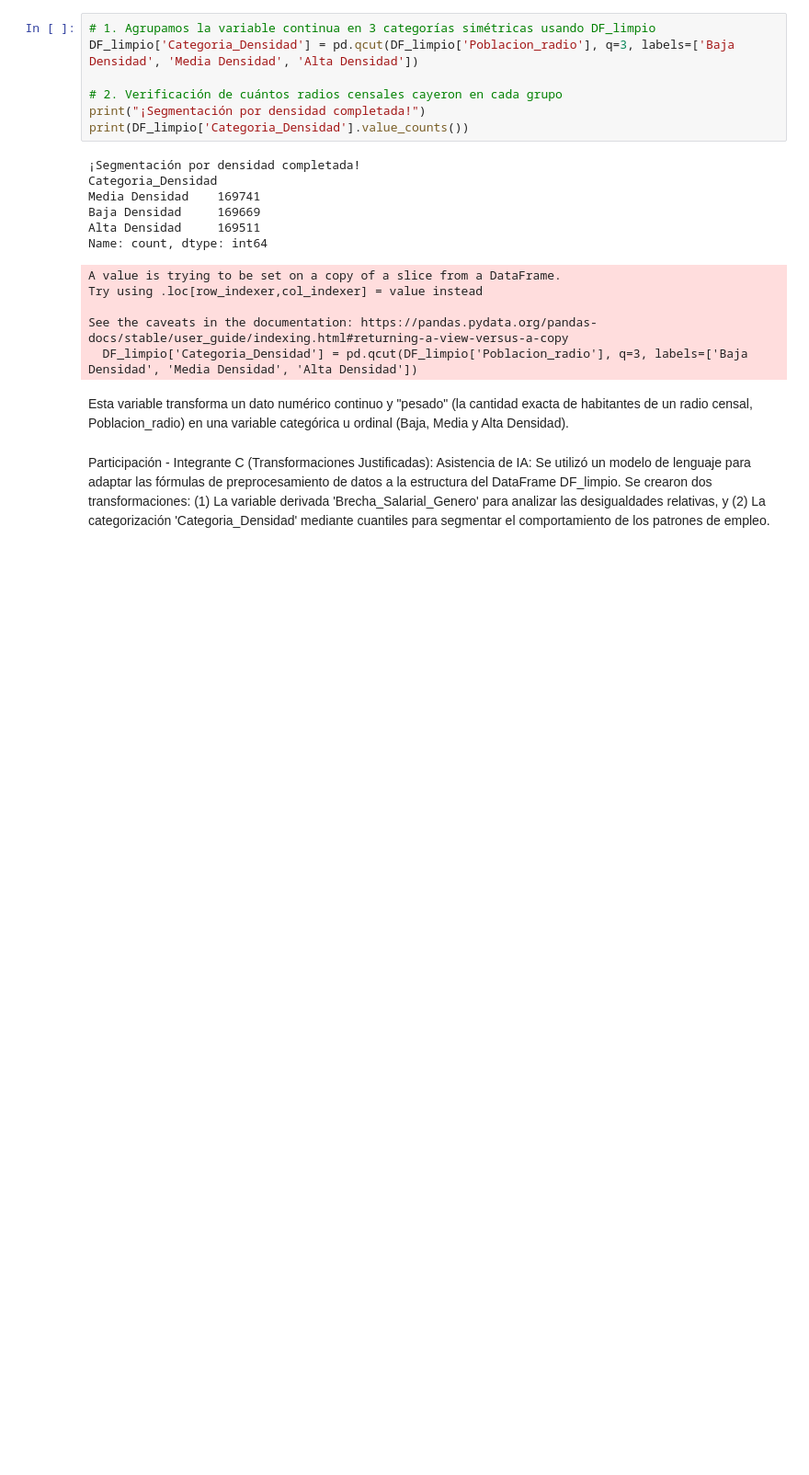
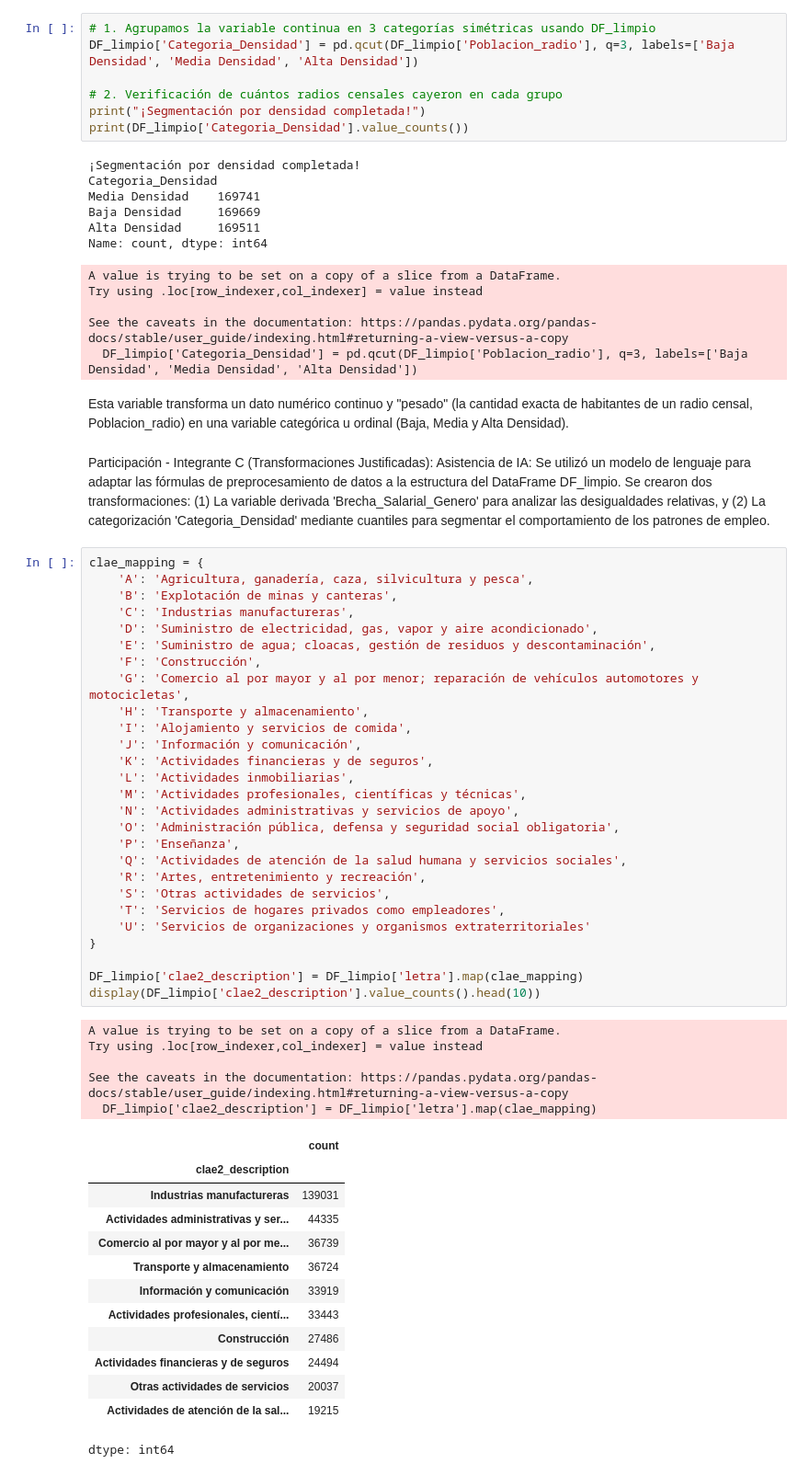
Before and after one commit to tost1n/Tp-laboratorio, a Jupyter notebook: Tp.ipynb, the cells around one changed output. Shown at 92% size. Drawn from its saved outputs; the diff is of its cells as text; blank space fills up the shorter version.

```diff
--- a/Tp.ipynb
+++ b/Tp.ipynb
@@ -217,3 +217,49 @@ Esta variable transforma un dato numérico continuo y "pesado" (la cantidad exac
 # %% [markdown]
 Participación - Integrante C (Transformaciones Justificadas):
 Asistencia de IA: Se utilizó un modelo de lenguaje para adaptar las fórmulas de preprocesamiento de datos a la estructura del DataFrame DF_limpio. Se crearon dos transformaciones: (1) La variable derivada 'Brecha_Salarial_Genero' para analizar las desigualdades relativas, y (2) La categorización 'Categoria_Densidad' mediante cuantiles para segmentar el comportamiento de los patrones de empleo.
+# %%
+clae_mapping = {
+    'A': 'Agricultura, ganadería, caza, silvicultura y pesca',
+    'B': 'Explotación de minas y canteras',
+    'C': 'Industrias manufactureras',
+    'D': 'Suministro de electricidad, gas, vapor y aire acondicionado',
+    'E': 'Suministro de agua; cloacas, gestión de residuos y descontaminación',
+    'F': 'Construcción',
+    'G': 'Comercio al por mayor y al por menor; reparación de vehículos automotores y motocicletas',
+    'H': 'Transporte y almacenamiento',
+    'I': 'Alojamiento y servicios de comida',
+    'J': 'Información y comunicación',
+    'K': 'Actividades financieras y de seguros',
+    'L': 'Actividades inmobiliarias',
+    'M': 'Actividades profesionales, científicas y técnicas',
+    'N': 'Actividades administrativas y servicios de apoyo',
+    'O': 'Administración pública, defensa y seguridad social obligatoria',
+    'P': 'Enseñanza',
+    'Q': 'Actividades de atención de la salud humana y servicios sociales',
+    'R': 'Artes, entretenimiento y recreación',
+    'S': 'Otras actividades de servicios',
+    'T': 'Servicios de hogares privados como empleadores',
+    'U': 'Servicios de organizaciones y organismos extraterritoriales'
+}
+
+DF_limpio['clae2_description'] = DF_limpio['letra'].map(clae_mapping)
+display(DF_limpio['clae2_description'].value_counts().head(10))
+# %% [output]
+A value is trying to be set on a copy of a slice from a DataFrame.
+Try using .loc[row_indexer,col_indexer] = value instead
+
+See the caveats in the documentation: https://pandas.pydata.org/pandas-docs/stable/user_guide/indexing.html#returning-a-view-versus-a-copy
+  DF_limpio['clae2_description'] = DF_limpio['letra'].map(clae_mapping)
+|  | count |
+| clae2_description |  |
+| Industrias manufactureras | 139031 |
+| Actividades administrativas y ser... | 44335 |
+| Comercio al por mayor y al por me... | 36739 |
+| Transporte y almacenamiento | 36724 |
+| Información y comunicación | 33919 |
+| Actividades profesionales, cientí... | 33443 |
+| Construcción | 27486 |
+| Actividades financieras y de seguros | 24494 |
+| Otras actividades de servicios | 20037 |
+| Actividades de atención de la sal... | 19215 |
+dtype: int64
```
Also changed, not shown: parts of 1 cell of this notebook.
